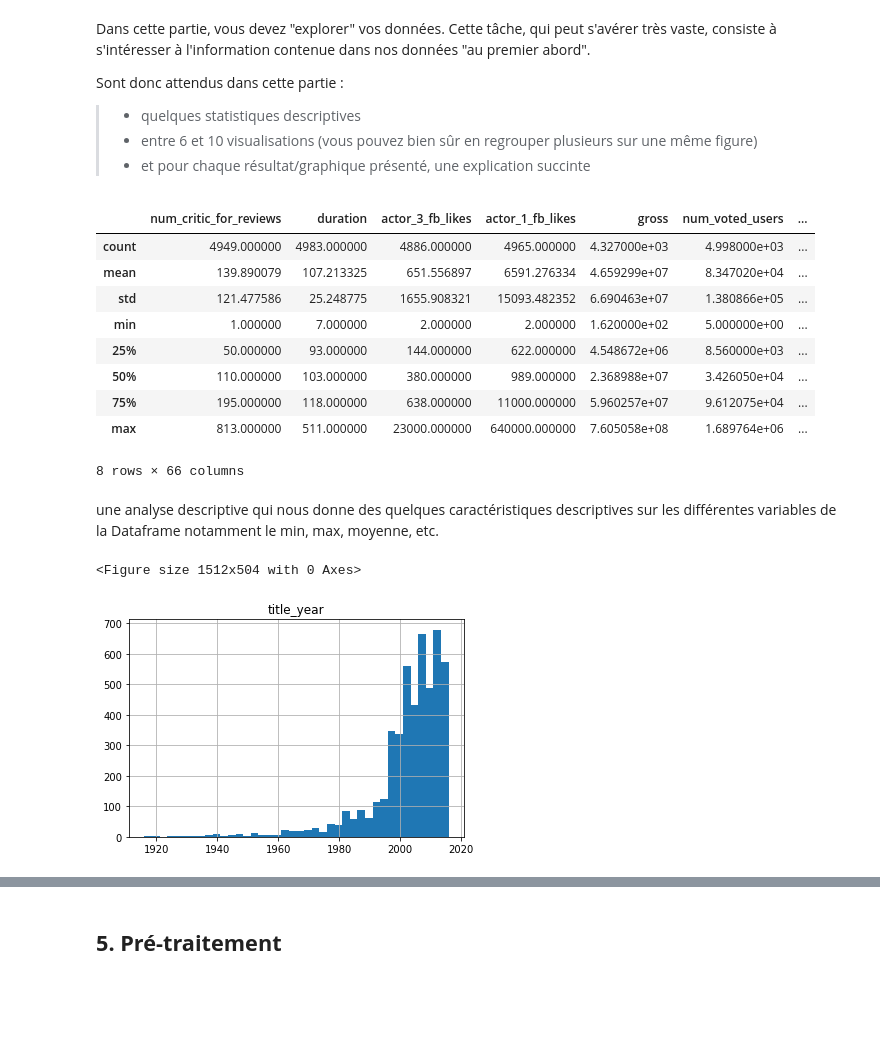
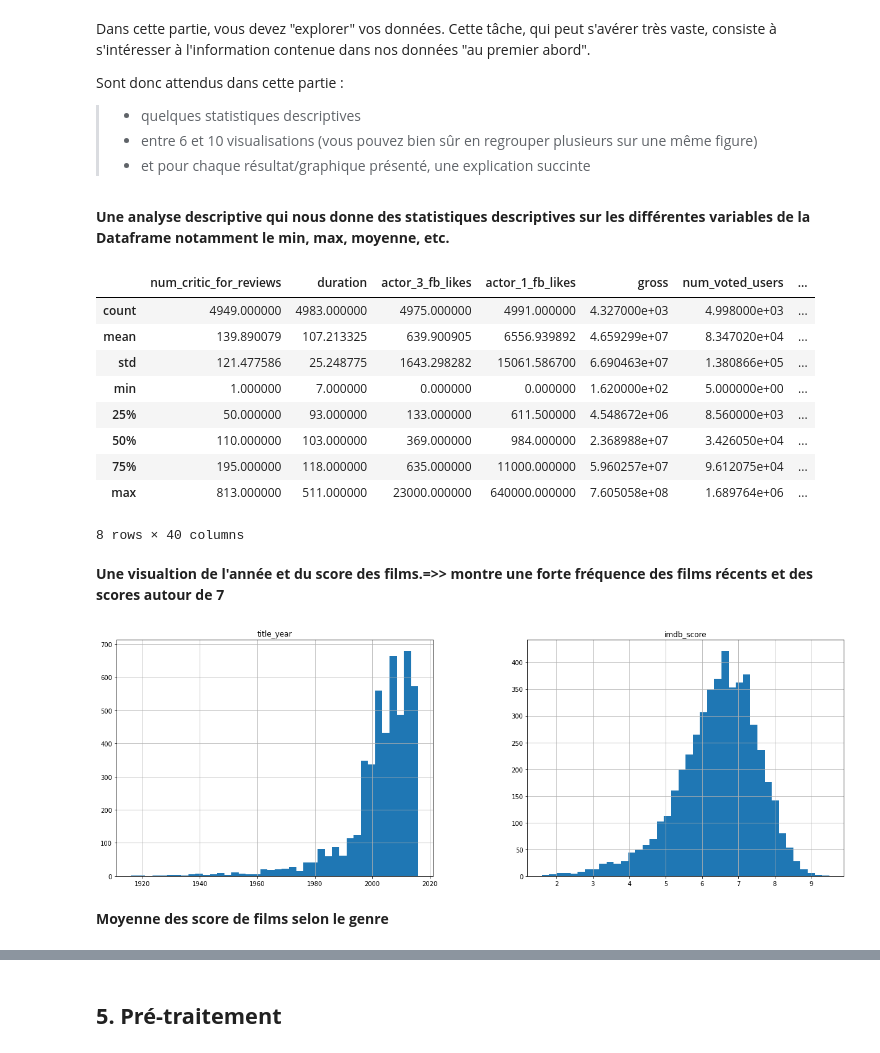
Before and after one commit to adjanorpro18/IA-Modelisation, a Jupyter notebook: Projets/Projet P4 - Révisions ML du preprocessing au template/Projet P4 - revisions ML.ipynb, the cells around one changed output, grey strips where cells are left out. Saved outputs shown, nothing was run; the diff lists cells and outputs as text; code cells hidden in the pictures; blank space fills up the shorter version.

```diff
--- a/Projets/Projet P4 - Révisions ML du preprocessing au template/Projet P4 - revisions ML.ipynb
+++ b/Projets/Projet P4 - Révisions ML du preprocessing au template/Projet P4 - revisions ML.ipynb
@@ -162,4 +169,3 @@ Pour les valeurs 0, on observe une forte fréquence pour les variables 'director
 # %%
-# Remplacement des zeros par des NaN sur toutes les colonnes sauf celle de 'fecenumber_in_poster'
-cols = df.columns[(df==0).any()].drop('facenumber_in_poster')
-df[cols]= df[cols].replace(0, np.nan)
+#cols = df.columns[(df==0).any()].drop('facenumber_in_poster')
+#df[cols]= df[cols].replace(0, np.nan)
@@ -273,7 +277,7 @@ X par NC-17
 Not Rated et Unrated par UR qui sont les notations utilisées aujourd'hui.
 # %%
 def update_content_rating(row):
-    if row['content_rating'] in ['Passed', 'Approved','M','GP', 'PG']:
+    if row['content_rating'] in ['Passed', 'Approved','M','GP']:
         return 'PG'
     elif row['content_rating'] in ['Not Rated', 'Unrated']:
         return 'UR'
@@ -387,27 +393,31 @@ Sont donc attendus dans cette partie :
 >- quelques statistiques descriptives
 >- entre 6 et 10 visualisations (vous pouvez bien sûr en regrouper plusieurs sur une même figure)
 >- et pour chaque résultat/graphique présenté, une explication succinte
+# %% [markdown]
+**Une analyse descriptive qui nous donne des statistiques descriptives sur les différentes variables de la Dataframe notamment le min, max, moyenne, etc.**
 # %%
 df.describe()
 # %% [output]
 |  | num_critic_for_reviews | duration | actor_3_fb_likes | actor_1_fb_likes | gross | num_voted_users | ... |
-| count | 4949.000000 | 4983.000000 | 4886.000000 | 4965.000000 | 4.327000e+03 | 4.998000e+03 | ... |
-| mean | 139.890079 | 107.213325 | 651.556897 | 6591.276334 | 4.659299e+07 | 8.347020e+04 | ... |
-| std | 121.477586 | 25.248775 | 1655.908321 | 15093.482352 | 6.690463e+07 | 1.380866e+05 | ... |
-| min | 1.000000 | 7.000000 | 2.000000 | 2.000000 | 1.620000e+02 | 5.000000e+00 | ... |
-| 25% | 50.000000 | 93.000000 | 144.000000 | 622.000000 | 4.548672e+06 | 8.560000e+03 | ... |
-| 50% | 110.000000 | 103.000000 | 380.000000 | 989.000000 | 2.368988e+07 | 3.426050e+04 | ... |
-| 75% | 195.000000 | 118.000000 | 638.000000 | 11000.000000 | 5.960257e+07 | 9.612075e+04 | ... |
+| count | 4949.000000 | 4983.000000 | 4975.000000 | 4991.000000 | 4.327000e+03 | 4.998000e+03 | ... |
+| mean | 139.890079 | 107.213325 | 639.900905 | 6556.939892 | 4.659299e+07 | 8.347020e+04 | ... |
+| std | 121.477586 | 25.248775 | 1643.298282 | 15061.586700 | 6.690463e+07 | 1.380866e+05 | ... |
+| min | 1.000000 | 7.000000 | 0.000000 | 0.000000 | 1.620000e+02 | 5.000000e+00 | ... |
+| 25% | 50.000000 | 93.000000 | 133.000000 | 611.500000 | 4.548672e+06 | 8.560000e+03 | ... |
+| 50% | 110.000000 | 103.000000 | 369.000000 | 984.000000 | 2.368988e+07 | 3.426050e+04 | ... |
+| 75% | 195.000000 | 118.000000 | 635.000000 | 11000.000000 | 5.960257e+07 | 9.612075e+04 | ... |
 | max | 813.000000 | 511.000000 | 23000.000000 | 640000.000000 | 7.605058e+08 | 1.689764e+06 | ... |
-8 rows × 66 columns
+8 rows × 40 columns
-# %% [markdown]
-une analyse descriptive qui nous donne des quelques caractéristiques descriptives sur les différentes variables de la Dataframe notamment le min, max, moyenne, etc.
+# %% [markdown]
+**Une visualtion de l'année et du score des films.=>> montre une forte fréquence des films récents et des scores autour de 7**
 # %%
 # Films par année de sortie
-fig = plt.figure(figsize=(21,7))
-df.hist('title_year', bins=40)
+fig,ax = plt.subplots(1,2, figsize=(21,7))
+df.hist('title_year', bins=40, ax= ax[0])
+df.hist('imdb_score', bins=40, ax= ax[1])
 plt.show()
 # %% [output]
-<Figure size 1512x504 with 0 Axes>
-[figure, old version]
+[figure, new version]
+# %% [markdown]
+**Moyenne des score de films selon le genre**
 # %%
```
Also changed, not shown: parts of 112 cells of this notebook, 3 other files.
